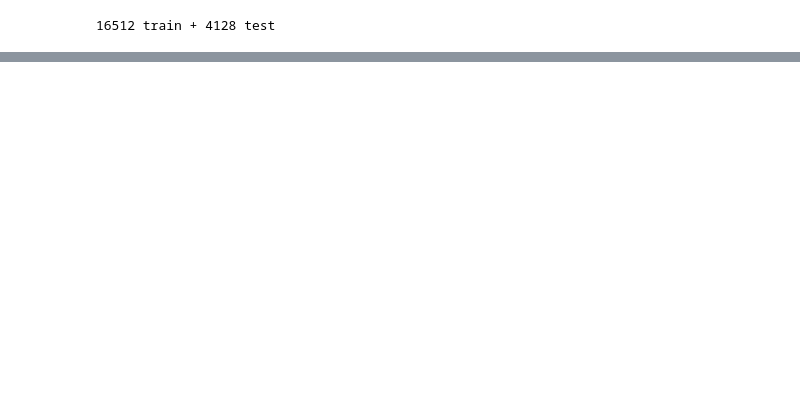
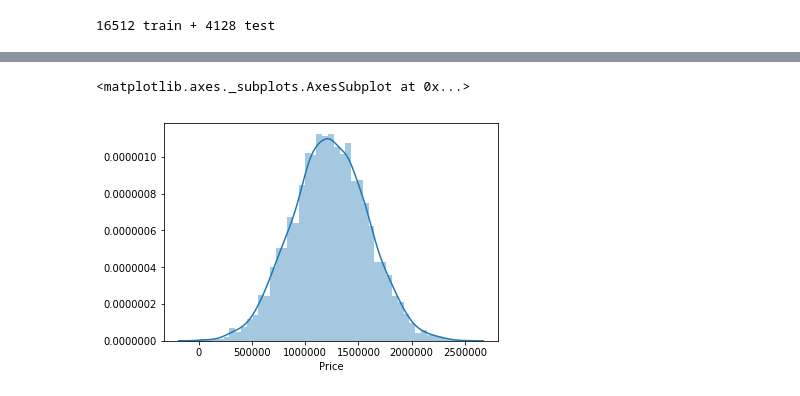
Before and after one commit to tommy3531/PythonStockTrader, a Jupyter notebook: Virtual_env/machine_learning.ipynb, the cells around one changed output, grey strips where cells are left out. Saved outputs shown, nothing was run; the diff lists cells and outputs as text; code cells hidden in the pictures; blank space fills up the shorter version.

Commit message:
Linear Regression tutorial with Housing data, downloaded HOusing dataset from kaggel

```diff
--- a/Virtual_env/machine_learning.ipynb
+++ b/Virtual_env/machine_learning.ipynb
@@ -133,0 +122,2 @@ housing
+# %%
+USAhosuing = pd.read_csv('USA_Housing.csv')
@@ -133,0 +173,5 @@ housing
+# %%
+sns.distplot(USAhosuing['Price'])
+# %% [output]
+<matplotlib.axes._subplots.AxesSubplot at 0x...>
+[figure, added]
```
Also changed, not shown: parts of 29 cells of this notebook, 3 other files.
